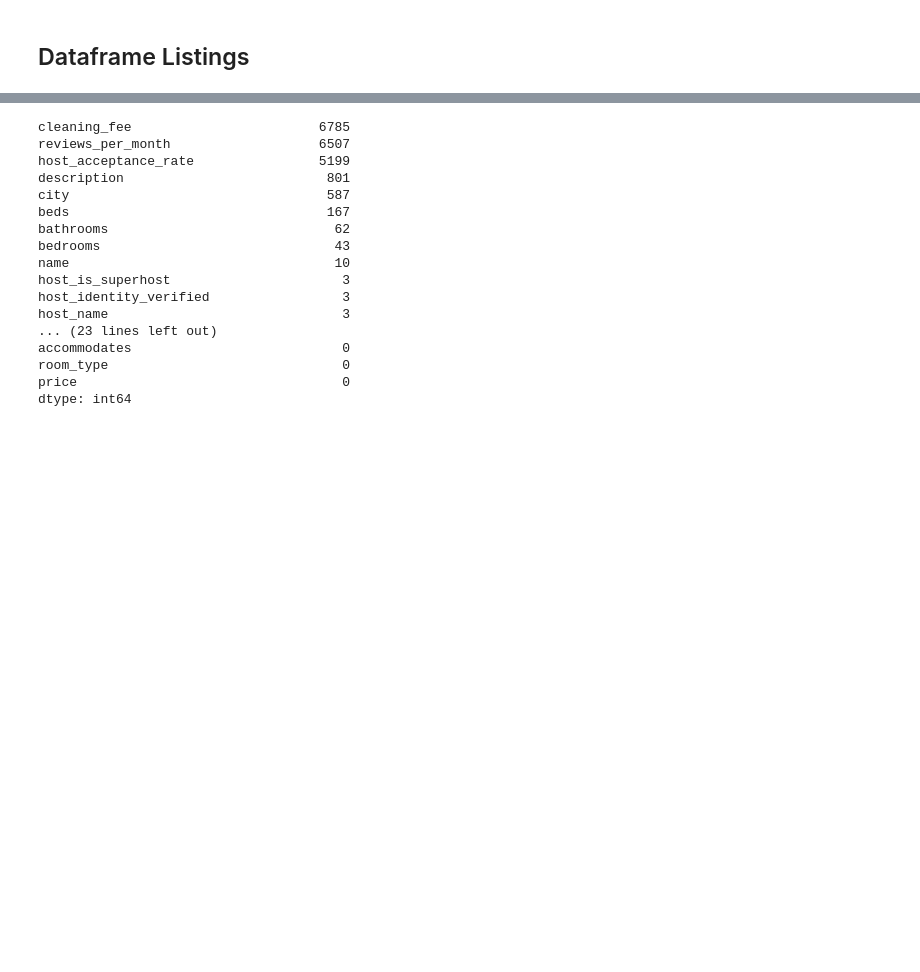
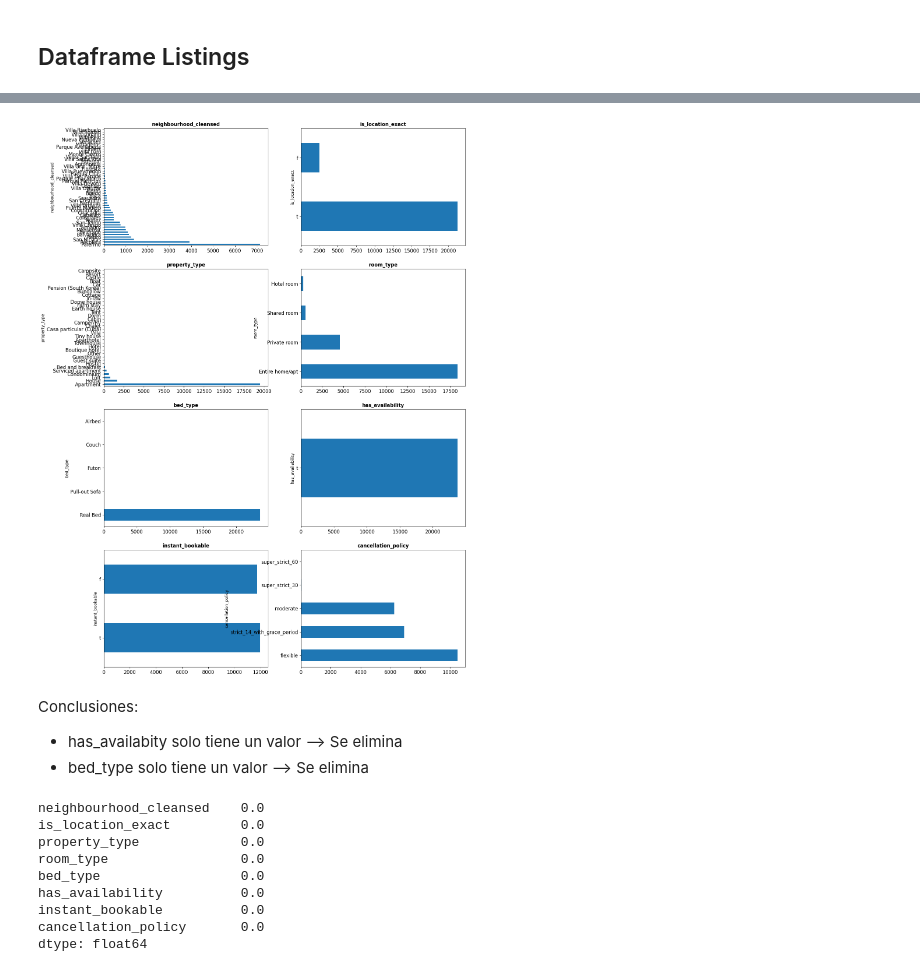
Before and after one commit to Ivan2125/Proyecto-Integrador-M5, a Jupyter notebook: ETL.ipynb, the cells around one changed output, grey strips where cells are left out. Drawn from its saved outputs; the diff is of its cells as text; code cells hidden in the pictures; blank space fills up the shorter version.

Commit message:
Se ajustó la tabla Listings para obtener variables categóricas

```diff
--- a/ETL.ipynb
+++ b/ETL.ipynb
@@ -25,0 +51,35 @@ df_listings.describe()
+# %%
+
+df_listings['price'] = df_listings['price'].str.replace('[\\$,]', '', regex=True).astype(float)
+df_listings['extra_people'] = df_listings['extra_people'].str.replace('[\\$,]', '', regex=True).astype(float)
+# %%
+df_cat = df_listings.copy()
+# %%
+df_cat.drop(columns = ['amenities', 'name', 'description', 'city'], inplace = True)
+# %%
+def graficos_eda_categoricos(cat):
+
+    #Calculamos el número de filas que necesitamos
+    from math import ceil
+    filas = ceil(cat.shape[1] / 2)
+
+    #Definimos el gráfico
+    f, ax = plt.subplots(nrows = filas, ncols = 2, figsize = (16, filas * 6))
+
+    #Aplanamos para iterar por el gráfico como si fuera de 1 dimensión en lugar de 2
+    ax = ax.flat
+
+    #Creamos el bucle que va añadiendo gráficos
+    for cada, variable in enumerate(cat):
+        cat[variable].value_counts().plot.barh(ax = ax[cada])
+        ax[cada].set_title(variable, fontsize = 12, fontweight = "bold")
+        ax[cada].tick_params(labelsize = 12)
+# %%
+graficos_eda_categoricos(df_cat.select_dtypes('O'))
+# %% [output]
+[figure, added]
+# %% [markdown]
+Conclusiones:
+
+* has_availabity solo tiene un valor --> Se elimina
+* bed_type solo tiene un valor --> Se elimina
@@ -26,21 +90,13 @@ df_listings.describe()
 # %%
 
-df_listings.isna().sum().sort_values(ascending = False,)
+df_cat.select_dtypes('O').isna().sum().sort_values(ascending= False)/len(df_listings) * 100
 # %% [output]
-cleaning_fee                        6785
-reviews_per_month                   6507
-host_acceptance_rate                5199
-description                          801
-city                                 587
-beds                                 167
-bathrooms                             62
-bedrooms                              43
-name                                  10
-host_is_superhost                      3
-host_identity_verified                 3
-host_name                              3
-... (23 lines left out)
-accommodates                           0
-room_type                              0
-price                                  0
-dtype: int64
+neighbourhood_cleansed    0.0
+is_location_exact         0.0
+property_type             0.0
+room_type                 0.0
+bed_type                  0.0
+has_availability          0.0
+instant_bookable          0.0
+cancellation_policy       0.0
+dtype: float64
```
Also changed, not shown: parts of 13 cells of this notebook, 1 other file.
